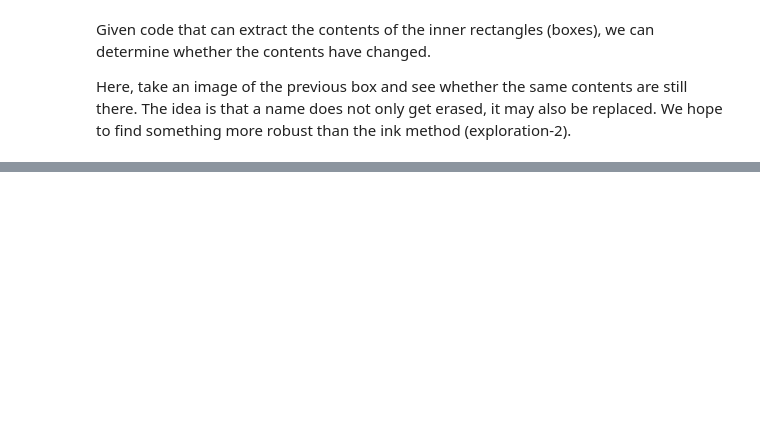
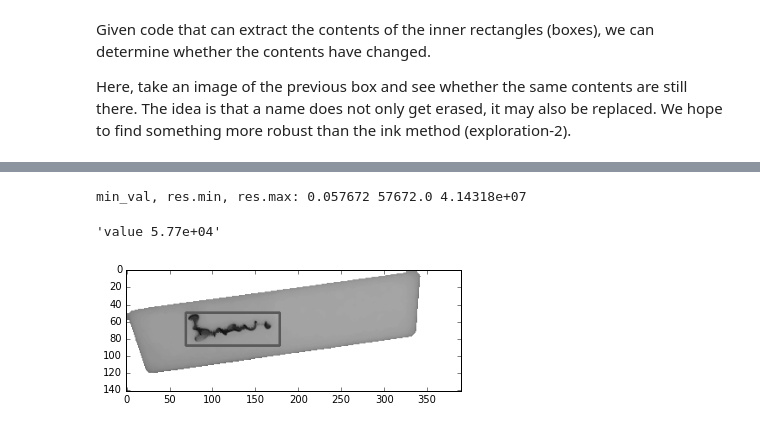
Before and after one commit to dirkjot/pingpongcam, a Jupyter notebook: opencv/exploration-3.ipynb, the cells around one changed output, grey strips where cells are left out. Cells and saved outputs as stored; diff of their text form; code cells hidden in the pictures; blank space fills up the shorter version.

```diff
--- a/opencv/exploration-3.ipynb
+++ b/opencv/exploration-3.ipynb
@@ -227,0 +189,7 @@ imshow(diff2)
+# %%
+value, _ = locate_template(writingb, template)
+"value %2.2e" % value
+# %% [output]
+min_val, res.min, res.max: 0.057672 57672.0 4.14318e+07
+'value 5.77e+04'
+[figure, added]
```
Also changed, not shown: parts of 20 cells of this notebook, 1 other file.
